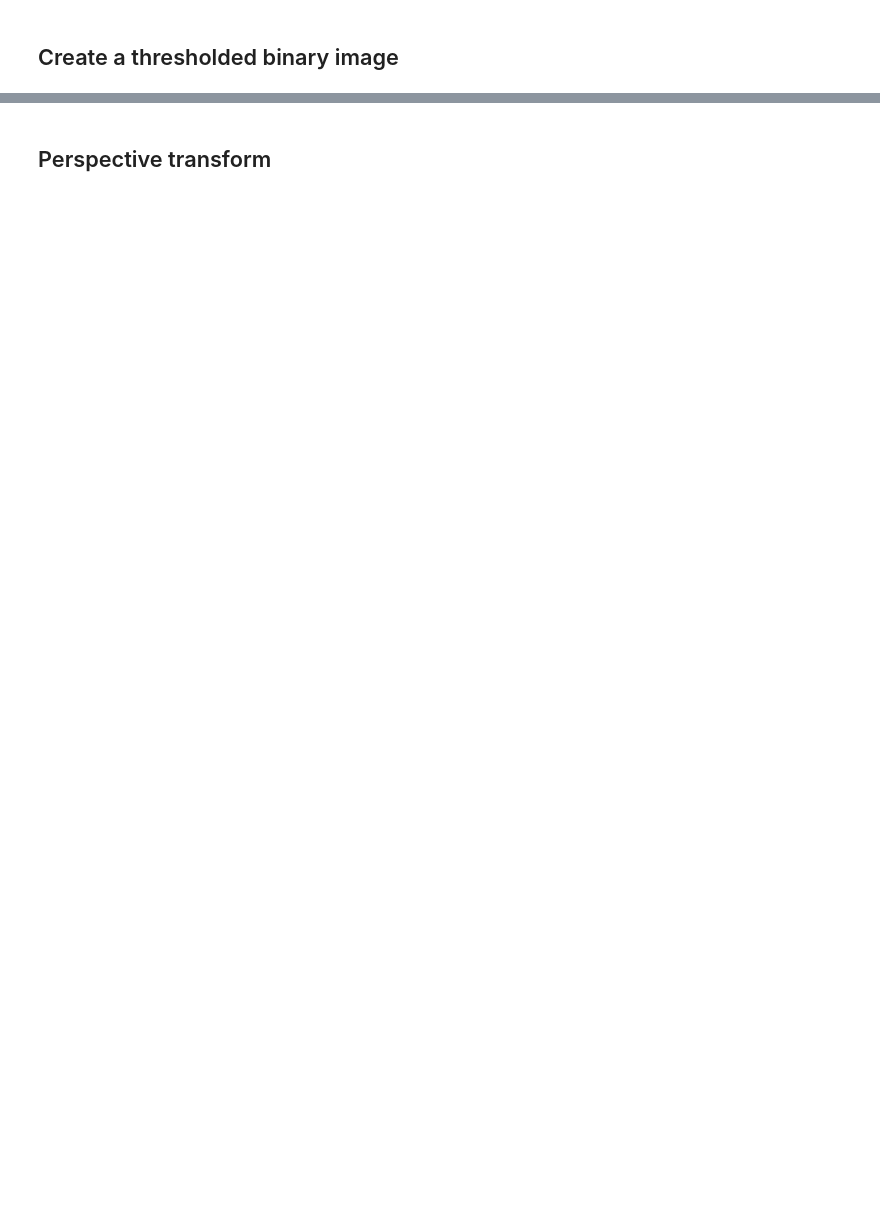
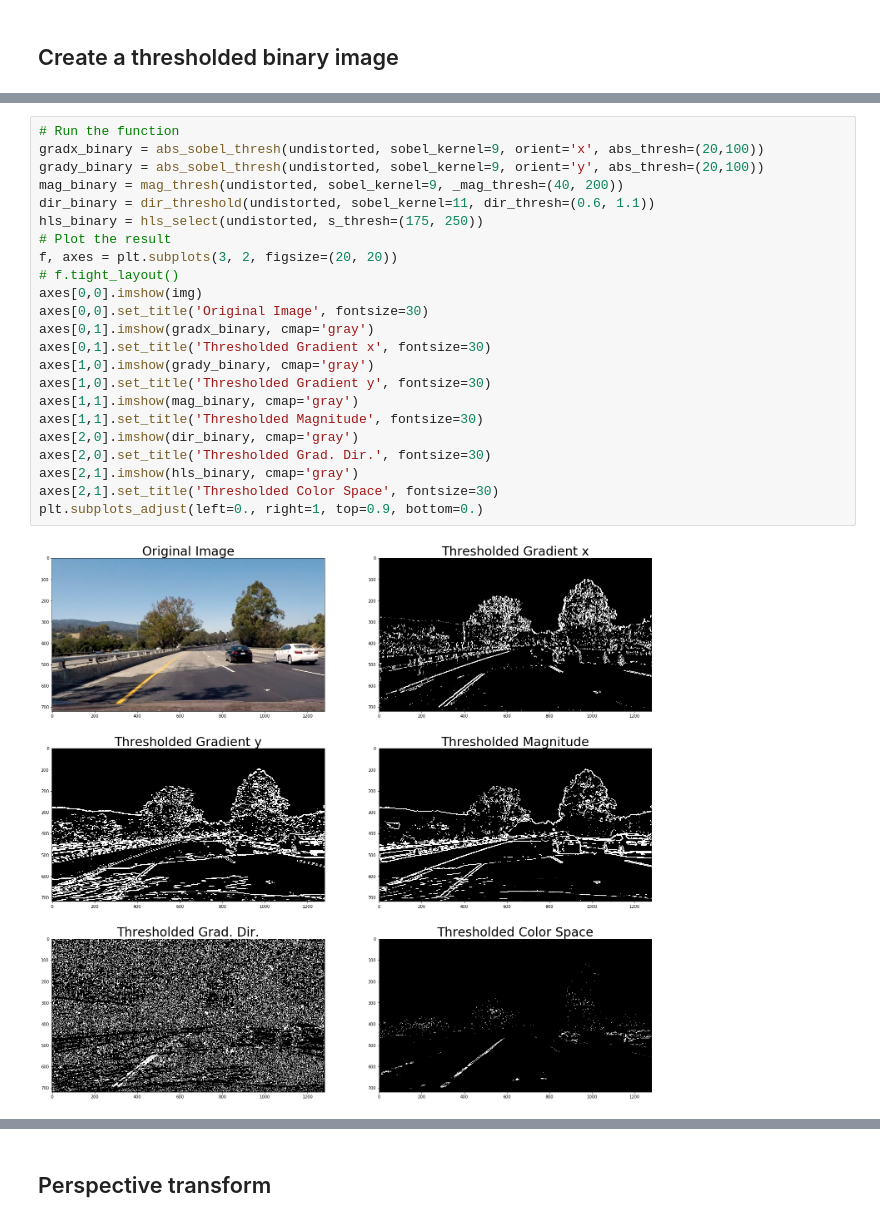
Before and after one commit to shuangxia/self-driving-car-engineer, a Jupyter notebook: P4-submission/Advanced_Lane_Finding.ipynb, the cells around one changed output, grey strips where cells are left out. Cells and saved outputs as stored; diff of their text form; blank space fills up the shorter version.

```diff
--- a/P4-submission/Advanced_Lane_Finding.ipynb
+++ b/P4-submission/Advanced_Lane_Finding.ipynb
@@ -113,0 +191,25 @@ def abs_sobel_thresh(img, orient='x', thresh_min=0, thresh_max=255):
+# %%
+# Run the function
+gradx_binary = abs_sobel_thresh(undistorted, sobel_kernel=9, orient='x', abs_thresh=(20,100))
+grady_binary = abs_sobel_thresh(undistorted, sobel_kernel=9, orient='y', abs_thresh=(20,100))
+mag_binary = mag_thresh(undistorted, sobel_kernel=9, _mag_thresh=(40, 200))
+dir_binary = dir_threshold(undistorted, sobel_kernel=11, dir_thresh=(0.6, 1.1))
+hls_binary = hls_select(undistorted, s_thresh=(175, 250))
+# Plot the result
+f, axes = plt.subplots(3, 2, figsize=(20, 20))
+# f.tight_layout()
+axes[0,0].imshow(img)
+axes[0,0].set_title('Original Image', fontsize=30)
+axes[0,1].imshow(gradx_binary, cmap='gray')
+axes[0,1].set_title('Thresholded Gradient x', fontsize=30)
+axes[1,0].imshow(grady_binary, cmap='gray')
+axes[1,0].set_title('Thresholded Gradient y', fontsize=30)
+axes[1,1].imshow(mag_binary, cmap='gray')
+axes[1,1].set_title('Thresholded Magnitude', fontsize=30)
+axes[2,0].imshow(dir_binary, cmap='gray')
+axes[2,0].set_title('Thresholded Grad. Dir.', fontsize=30)
+axes[2,1].imshow(hls_binary, cmap='gray')
+axes[2,1].set_title('Thresholded Color Space', fontsize=30)
+plt.subplots_adjust(left=0., right=1, top=0.9, bottom=0.)
+# %% [output]
+[figure, added]
```
Also changed, not shown: parts of 38 cells of this notebook, 3 other files.
